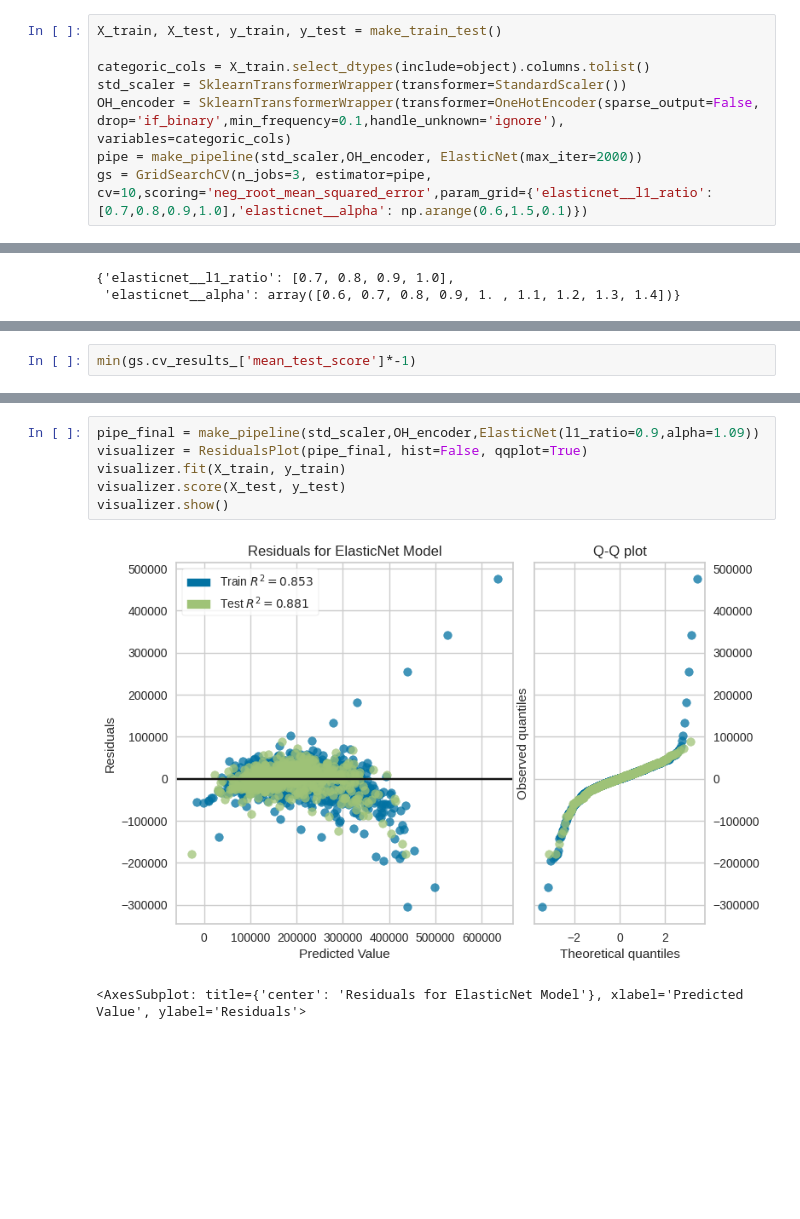
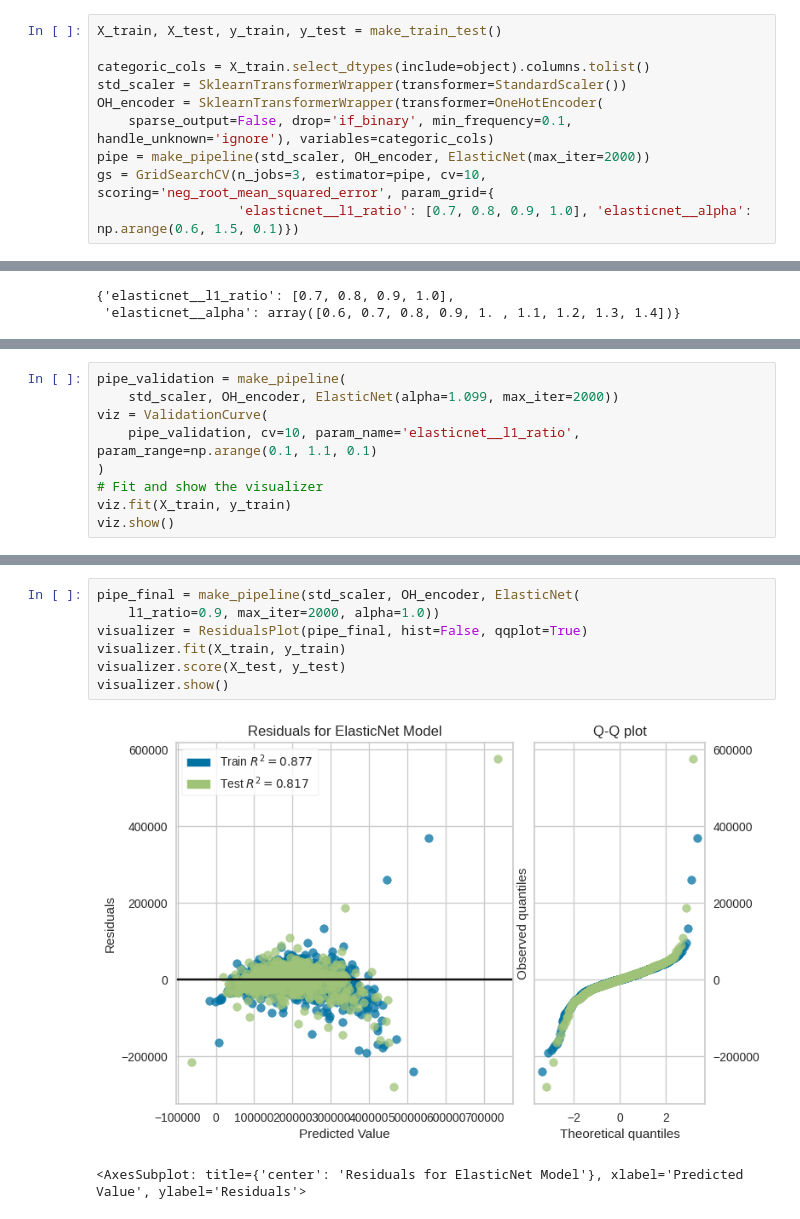
Before and after one commit to blakeb211/ames-housing, a Jupyter notebook: model_linear.ipynb, the cells around one changed output, grey strips where cells are left out. Saved outputs shown, nothing was run; the diff lists cells and outputs as text; blank space fills up the shorter version.

```diff
--- a/model_linear.ipynb
+++ b/model_linear.ipynb
@@ -16,7 +17,9 @@ X_train, X_test, y_train, y_test = make_train_test()
 
 categoric_cols = X_train.select_dtypes(include=object).columns.tolist()
 std_scaler = SklearnTransformerWrapper(transformer=StandardScaler())
-OH_encoder = SklearnTransformerWrapper(transformer=OneHotEncoder(sparse_output=False, drop='if_binary',min_frequency=0.1,handle_unknown='ignore'), variables=categoric_cols)
-pipe = make_pipeline(std_scaler,OH_encoder, ElasticNet(max_iter=2000))
-gs = GridSearchCV(n_jobs=3, estimator=pipe, cv=10,scoring='neg_root_mean_squared_error',param_grid={'elasticnet__l1_ratio': [0.7,0.8,0.9,1.0],'elasticnet__alpha': np.arange(0.6,1.5,0.1)})
+OH_encoder = SklearnTransformerWrapper(transformer=OneHotEncoder(
+    sparse_output=False, drop='if_binary', min_frequency=0.1, handle_unknown='ignore'), variables=categoric_cols)
+pipe = make_pipeline(std_scaler, OH_encoder, ElasticNet(max_iter=2000))
+gs = GridSearchCV(n_jobs=3, estimator=pipe, cv=10, scoring='neg_root_mean_squared_error', param_grid={
+                  'elasticnet__l1_ratio': [0.7, 0.8, 0.9, 1.0], 'elasticnet__alpha': np.arange(0.6, 1.5, 0.1)})
 # %%
@@ -52,3 +54,10 @@ gs.best_params_
 # %%
-min(gs.cv_results_['mean_test_score']*-1)
+pipe_validation = make_pipeline(
+    std_scaler, OH_encoder, ElasticNet(alpha=1.099, max_iter=2000))
+viz = ValidationCurve(
+    pipe_validation, cv=10, param_name='elasticnet__l1_ratio', param_range=np.arange(0.1, 1.1, 0.1)
+)
+# Fit and show the visualizer
+viz.fit(X_train, y_train)
+viz.show()
 # %% [output]
@@ -56,9 +66,10 @@ min(gs.cv_results_['mean_test_score']*-1)
 # %%
-pipe_final = make_pipeline(std_scaler,OH_encoder,ElasticNet(l1_ratio=0.9,alpha=1.09))
+pipe_final = make_pipeline(std_scaler, OH_encoder, ElasticNet(
+    l1_ratio=0.9, max_iter=2000, alpha=1.0))
 visualizer = ResidualsPlot(pipe_final, hist=False, qqplot=True)
 visualizer.fit(X_train, y_train)
 visualizer.score(X_test, y_test)
 visualizer.show()
 # %% [output]
-[figure, old version]
+[figure, new version]
 <AxesSubplot: title={'center': 'Residuals for ElasticNet Model'}, xlabel='Predicted Value', ylabel='Residuals'>
```
Also changed, not shown: parts of 10 cells of this notebook, 11 other files.
